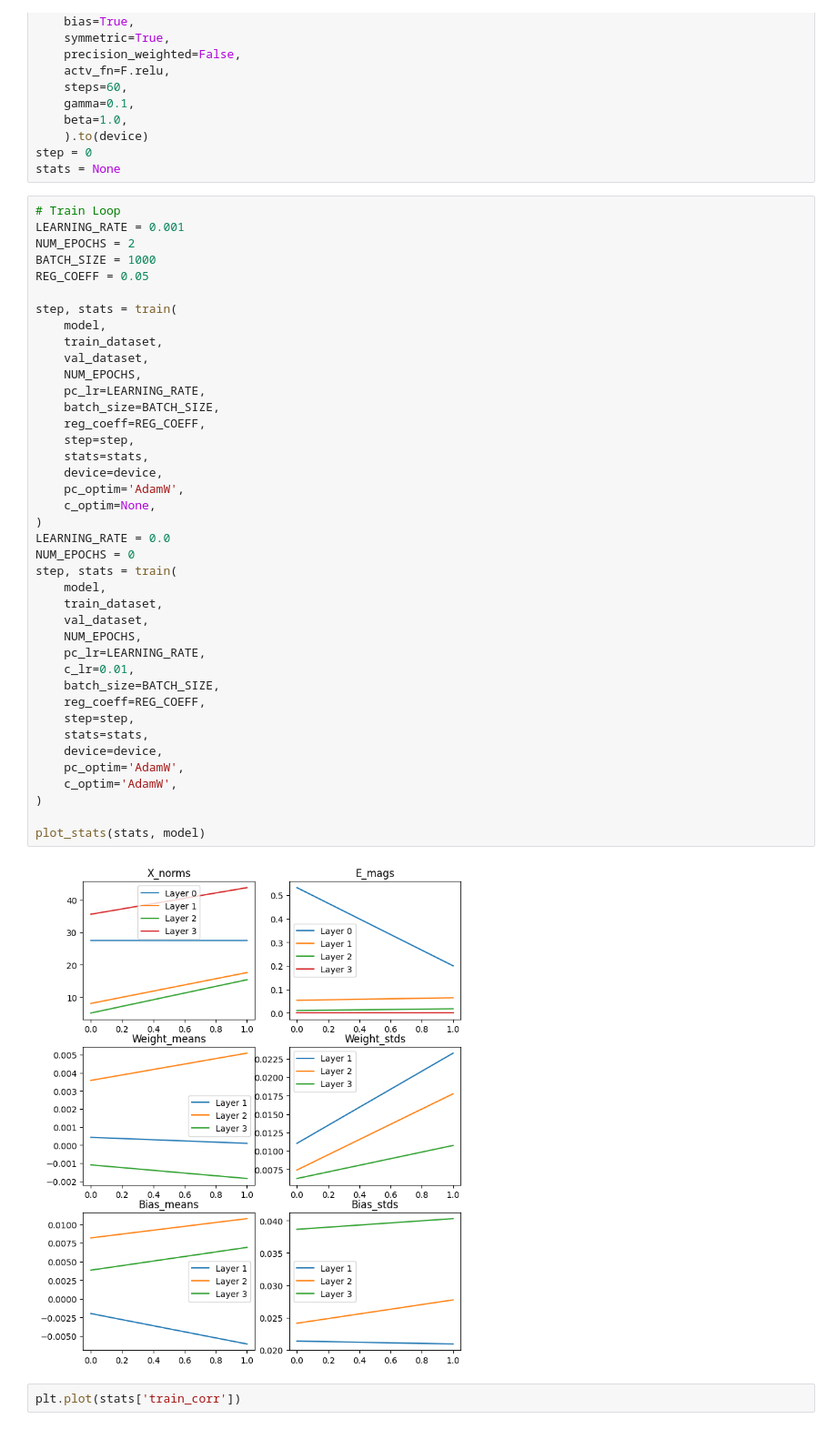
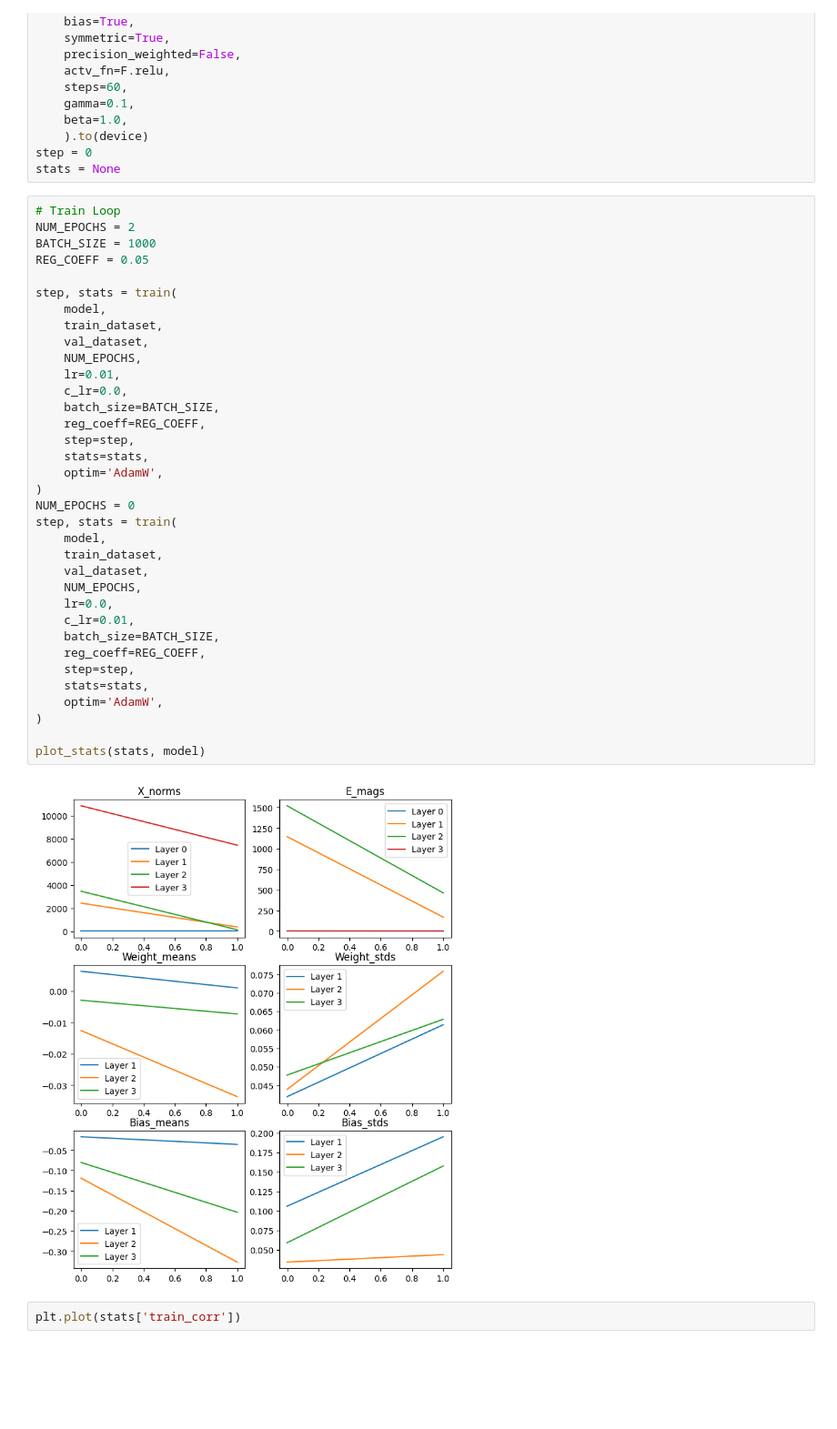
Before and after one commit to joeagriffith/pclib, a Jupyter notebook: examples/mnist/mnist_fc_ss.ipynb, the cells around one changed output. Shown at 91% size. Saved outputs shown, nothing was run; the diff lists cells and outputs as text; blank space fills up the shorter version.

```diff
--- a/examples/mnist/mnist_fc_ss.ipynb
+++ b/examples/mnist/mnist_fc_ss.ipynb
@@ -108,46 +108,41 @@ step = 0
 stats = None
 # %%
 # Train Loop
-LEARNING_RATE = 0.001
 NUM_EPOCHS = 2
 BATCH_SIZE = 1000
 REG_COEFF = 0.05
 
 step, stats = train(
     model,
     train_dataset,
     val_dataset,
     NUM_EPOCHS,
-    pc_lr=LEARNING_RATE,
+    lr=0.01,
+    c_lr=0.0,
     batch_size=BATCH_SIZE,
     reg_coeff=REG_COEFF,
     step=step,
     stats=stats,
-    device=device,
-    pc_optim='AdamW',
-    c_optim=None,
+    optim='AdamW',
 )
-LEARNING_RATE = 0.0
 NUM_EPOCHS = 0
 step, stats = train(
     model,
     train_dataset,
     val_dataset,
     NUM_EPOCHS,
-    pc_lr=LEARNING_RATE,
+    lr=0.0,
     c_lr=0.01,
     batch_size=BATCH_SIZE,
     reg_coeff=REG_COEFF,
     step=step,
     stats=stats,
-    device=device,
-    pc_optim='AdamW',
-    c_optim='AdamW',
+    optim='AdamW',
 )
 
 plot_stats(stats, model)
 # %% [output]
-[figure, old version]
+[figure, new version]
 # %%
 plt.plot(stats['train_corr'])
 # %% [output]
```
Also changed, not shown: parts of 2 cells of this notebook, 13 other files.
